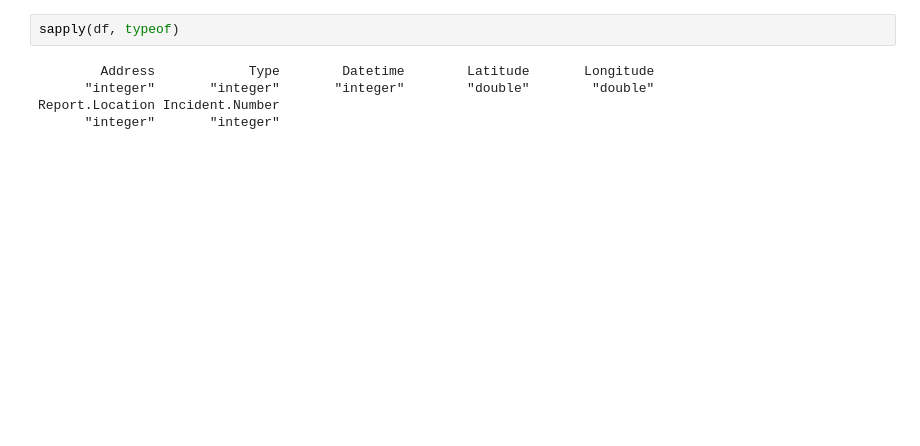
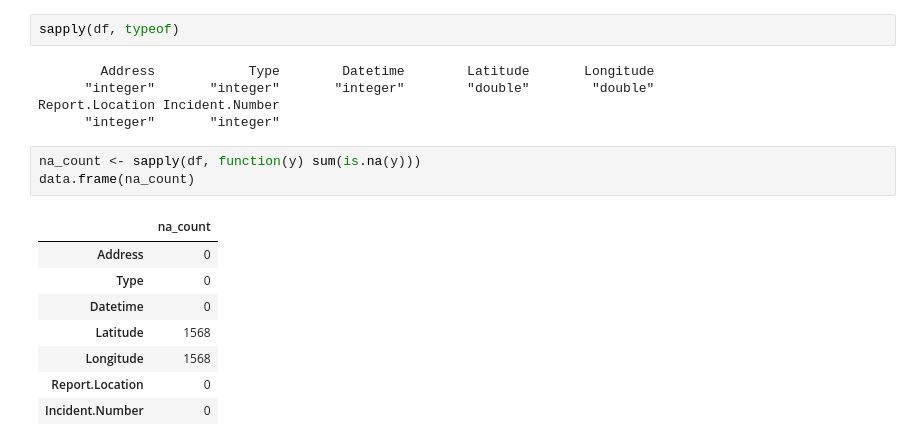
Before and after one commit to nickbuker/rapid_rescue_R, a Jupyter notebook: notebooks/explore_data.ipynb, the cells around one changed output. Saved outputs shown, nothing was run; the diff lists cells and outputs as text; blank space fills up the shorter version.

```diff
--- a/notebooks/explore_data.ipynb
+++ b/notebooks/explore_data.ipynb
@@ -20,3 +21,15 @@ sapply(df, typeof)
       "integer"       "integer"       "integer"        "double"        "double"
 Report.Location Incident.Number
       "integer"       "integer"
+# %%
+na_count <- sapply(df, function(y) sum(is.na(y)))
+data.frame(na_count)
+# %% [output]
+|  | na_count |
+| Address | 0 |
+| Type | 0 |
+| Datetime | 0 |
+| Latitude | 1568 |
+| Longitude | 1568 |
+| Report.Location | 0 |
+| Incident.Number | 0 |
```
Also changed, not shown: parts of 6 cells of this notebook.
